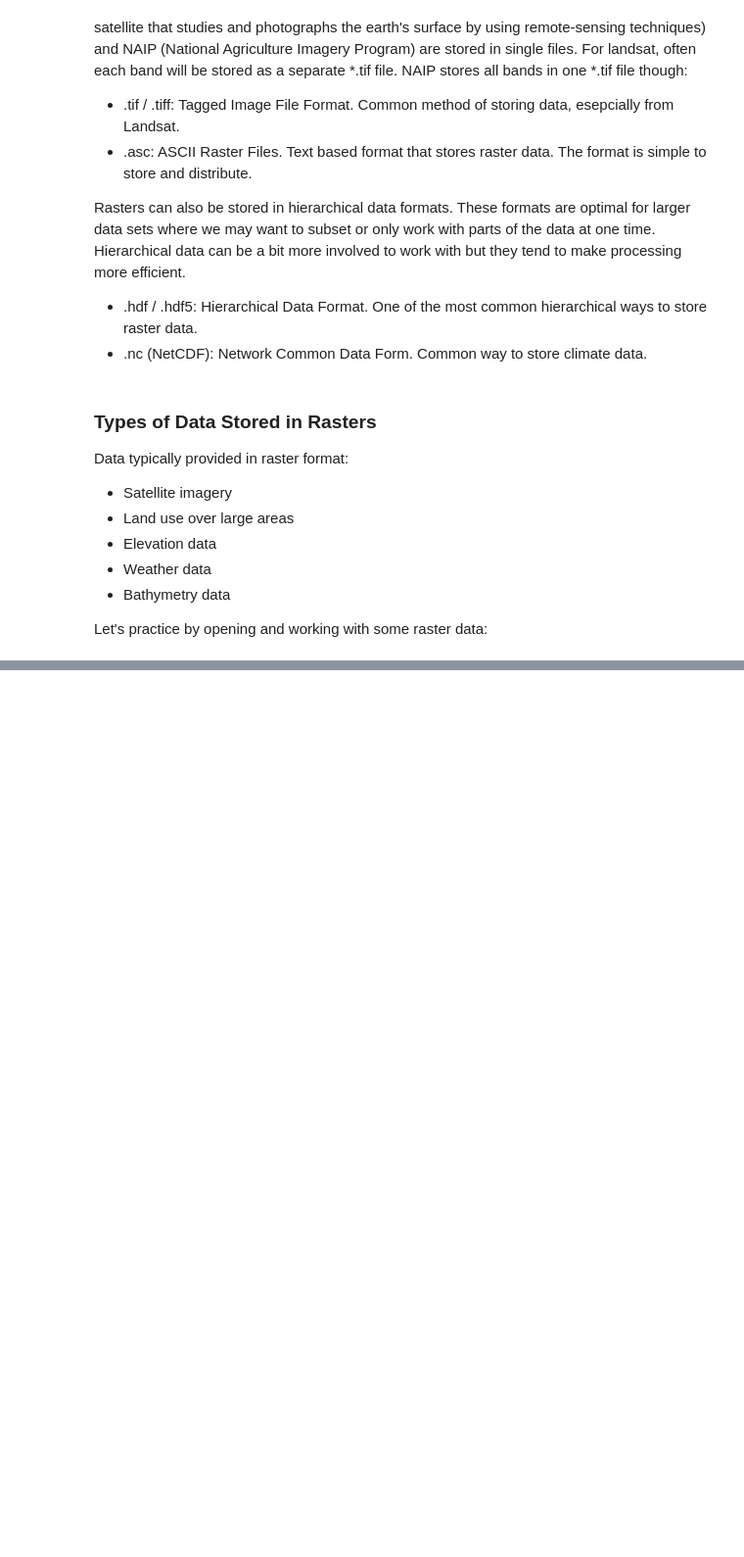
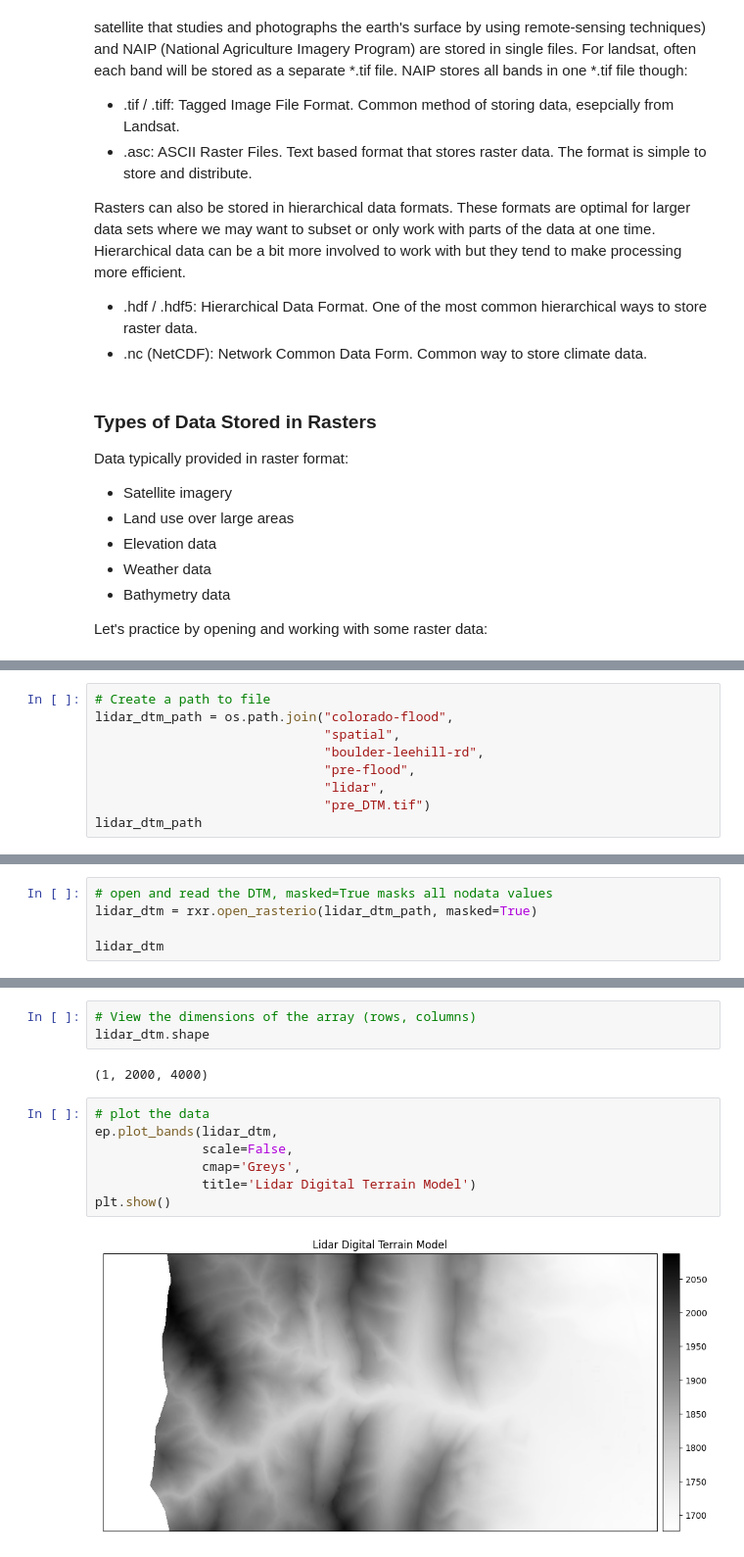
Before and after one commit to achi113s/EarthDataScience, a Jupyter notebook: intro/ch5_spatialdata/Lesson2RasterData.ipynb, the cells around one changed output, grey strips where cells are left out. Shown: that part at 98% size. Cells and saved outputs as stored; diff of their text form; blank space fills up the shorter version.

```diff
--- a/intro/ch5_spatialdata/Lesson2RasterData.ipynb
+++ b/intro/ch5_spatialdata/Lesson2RasterData.ipynb
@@ -53,0 +59,9 @@ os.chdir(os.path.join(et.io.HOME, 'earth-analytics', 'data'))
+# %%
+# Create a path to file
+lidar_dtm_path = os.path.join("colorado-flood",
+                              "spatial",
+                              "boulder-leehill-rd",
+                              "pre-flood",
+                              "lidar",
+                              "pre_DTM.tif")
+lidar_dtm_path
@@ -53,0 +78,5 @@ os.chdir(os.path.join(et.io.HOME, 'earth-analytics', 'data'))
+# %%
+# open and read the DTM, masked=True masks all nodata values
+lidar_dtm = rxr.open_rasterio(lidar_dtm_path, masked=True)
+
+lidar_dtm
@@ -53,0 +116,14 @@ os.chdir(os.path.join(et.io.HOME, 'earth-analytics', 'data'))
+# %%
+# View the dimensions of the array (rows, columns)
+lidar_dtm.shape
+# %% [output]
+(1, 2000, 4000)
+# %%
+# plot the data
+ep.plot_bands(lidar_dtm,
+              scale=False,
+              cmap='Greys',
+              title='Lidar Digital Terrain Model')
+plt.show()
+# %% [output]
+[figure, added]
```
Also changed, not shown: parts of 18 cells of this notebook.
